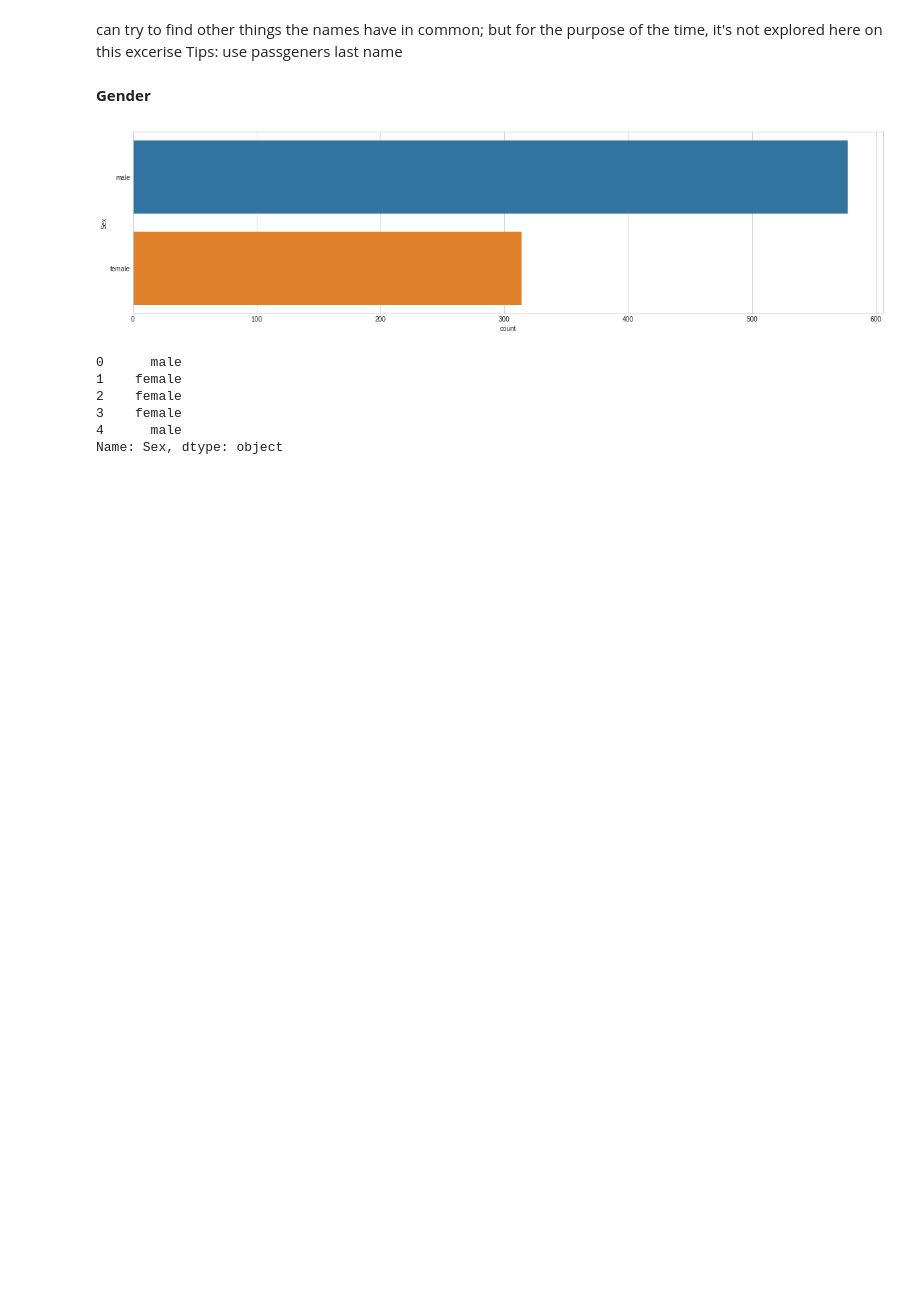
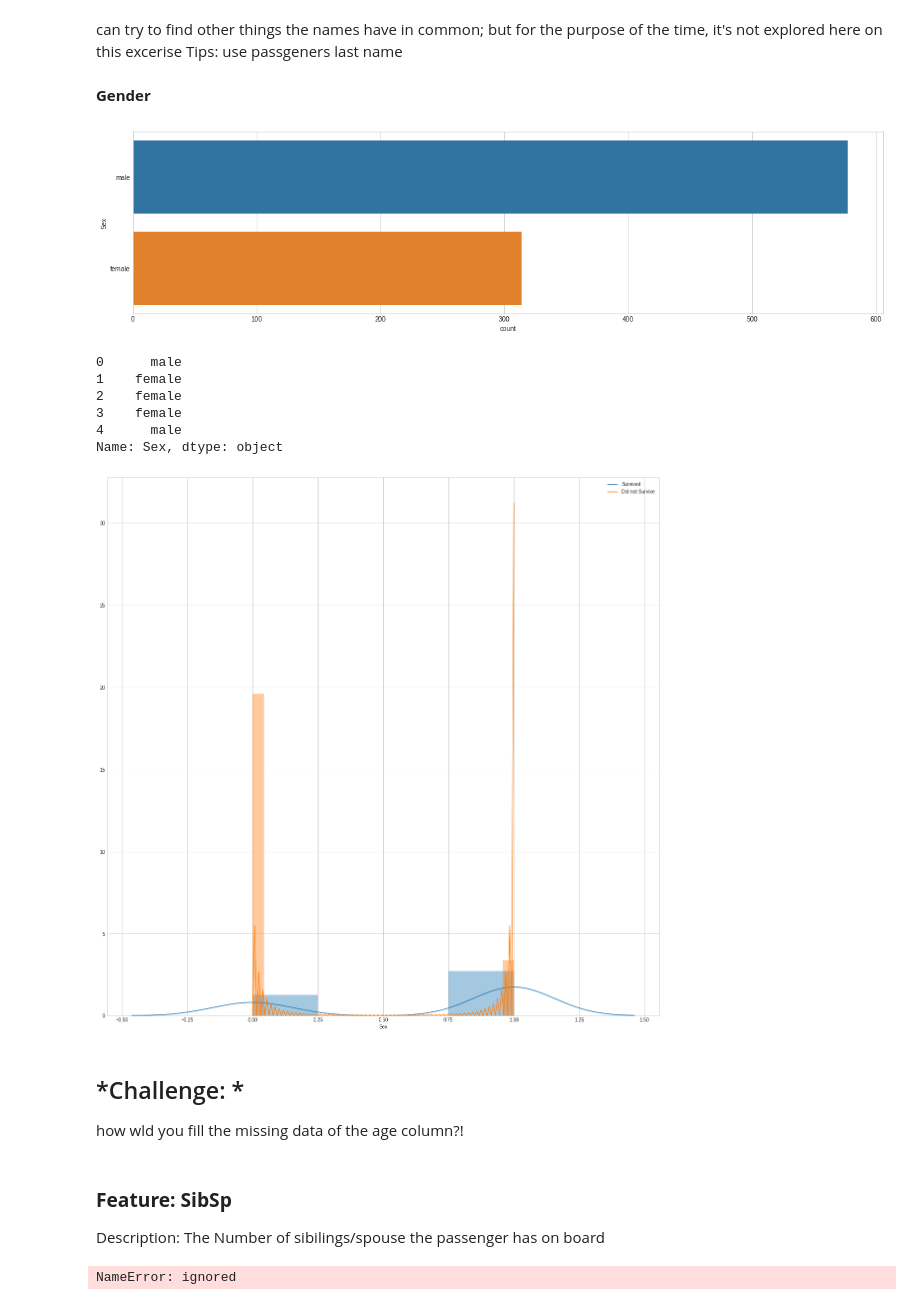
Before and after one commit to felstuff/BackToBasic, a Jupyter notebook: TitanicExplloratory.ipynb, the cells around one changed output. Saved outputs shown, nothing was run; the diff lists cells and outputs as text; code cells hidden in the pictures; blank space fills up the shorter version.

```diff
--- a/TitanicExplloratory.ipynb
+++ b/TitanicExplloratory.ipynb
@@ -295,5 +292,13 @@ df_con['Sex'] = train['Sex']
 # %%
 # to find out the co relationship with sex and survival
 # we can do this coz both are boolean/binarys
 fig = plt.figure (figsize=(20,20))
-sns.distplot(df_bin.loc[df_bin[survival] == 1] ['Sex'],kde_kws=('label': 'Survived'))
+
+sns.distplot(df_bin.loc[df_bin['Survived'] == 1]['Sex'], kde_kws={'label': 'Survived'});
+sns.distplot(df_bin.loc[df_bin['Survived'] == 0]['Sex'], kde_kws={'label': 'Did not Survive'});
+# %% [output]
+[figure, added]
+# %% [markdown]
+## *Challenge: *
+
+how wld you fill the missing data of the age column?!
@@ -299,0 +309,8 @@ sns.distplot(df_bin.loc[df_bin[survival] == 1] ['Sex'],kde_kws=('label': 'Surviv
+# %% [markdown]
+### **Feature: SibSp**
+
+Description: The Number of sibilings/spouse the passenger has on board
+# %%
+missing_values['SibSp']
+# %% [output]
+NameError: ignored
```
Also changed, not shown: parts of 6 cells of this notebook.
